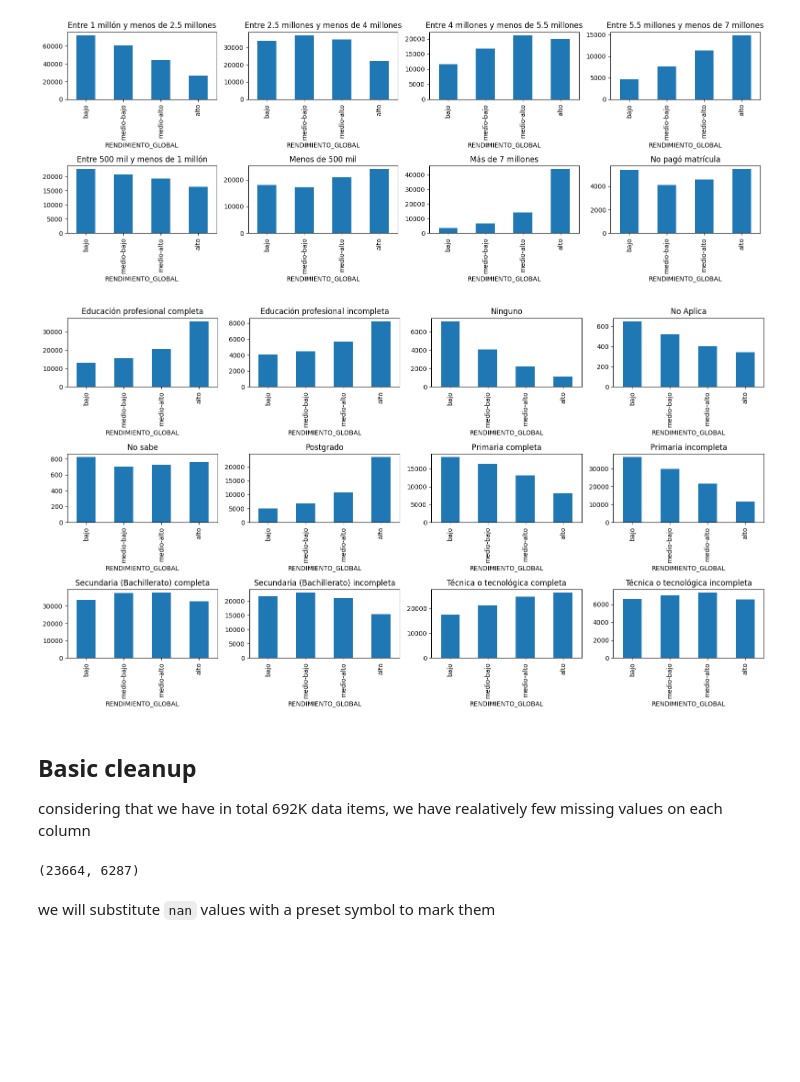
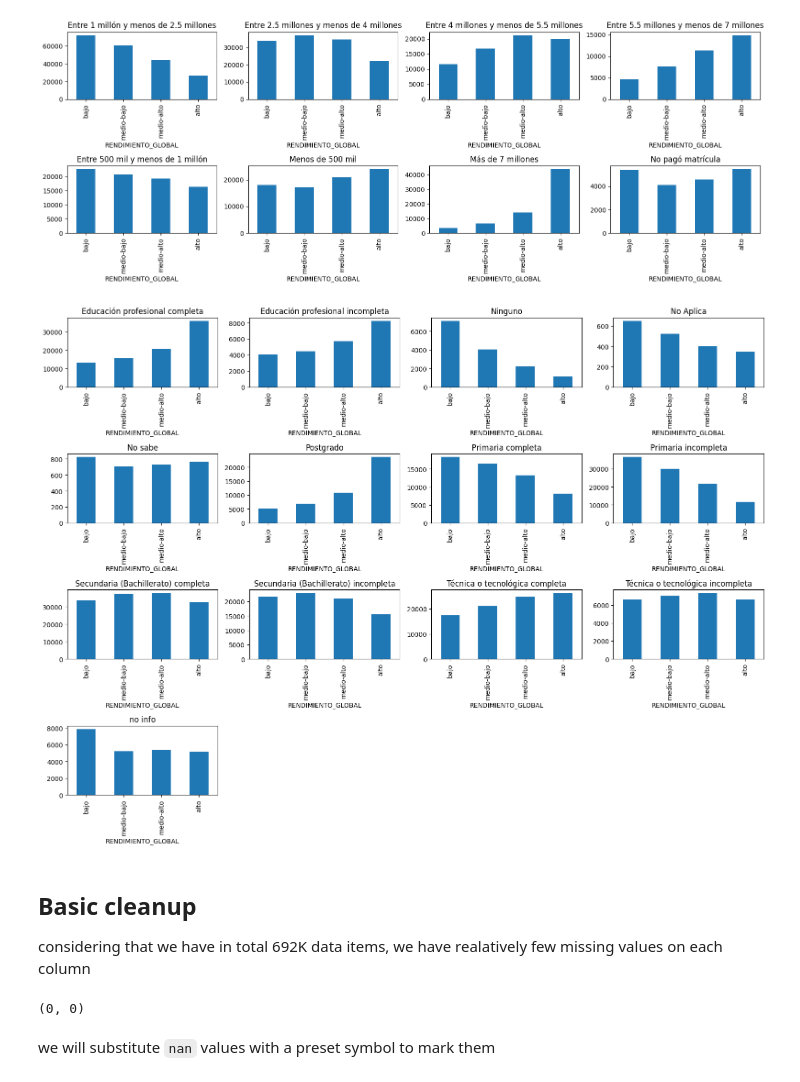
Before and after one commit to JhoanVillaNO/proyectoKaggle, a Jupyter notebook: 01 - exploración.ipynb, the cells around one changed output. Saved outputs shown, nothing was run; the diff lists cells and outputs as text; code cells hidden in the pictures; blank space fills up the shorter version.

```diff
--- a/01 - exploración.ipynb
+++ b/01 - exploración.ipynb
@@ -84,29 +85,29 @@ z.ESTU_VALORMATRICULAUNIVERSIDAD.value_counts().plot(kind='bar')
 from rlxutils import subplots
 import matplotlib.pyplot as plt
 
-c = sorted(z.ESTU_VALORMATRICULAUNIVERSIDAD.value_counts().index)
+c = sorted(z.E_VALORMATRICULAUNIVERSIDAD.value_counts().index)
 for ax,ci in subplots(c, n_cols=4, usizex=4):
-    zc = z[z.ESTU_VALORMATRICULAUNIVERSIDAD==ci]
+    zc = z[z.E_VALORMATRICULAUNIVERSIDAD==ci]
     zc.RENDIMIENTO_GLOBAL.value_counts()[['bajo', 'medio-bajo', 'medio-alto', 'alto']].plot(kind='bar')
     plt.title(ci)
 # %% [output]
 [figure]
 # %%
-c = sorted(z.FAMI_EDUCACIONMADRE.value_counts().index)
+c = sorted(z.F_EDUCACIONMADRE.value_counts().index)
 for ax,ci in subplots(c, n_cols=4, usizex=4):
-    zc = z[z.FAMI_EDUCACIONMADRE==ci]
+    zc = z[z.F_EDUCACIONMADRE==ci]
     zc.RENDIMIENTO_GLOBAL.value_counts()[['bajo', 'medio-bajo', 'medio-alto', 'alto']].plot(kind='bar')
     plt.title(ci)
 # %% [output]
-[figure, old version]
+[figure, new version]
 # %% [markdown]
 ## Basic cleanup
 
 considering that we have in total 692K data items, we have realatively few missing values on each column
 # %%
-sum(z.FAMI_EDUCACIONMADRE.isna()), sum(z.ESTU_VALORMATRICULAUNIVERSIDAD.isna())
+sum(z.F_EDUCACIONMADRE.isna()), sum(z.E_VALORMATRICULAUNIVERSIDAD.isna())
 # %% [output]
-(23664, 6287)
+(0, 0)
 # %% [markdown]
 we will substitute `nan` values with a preset symbol to mark them
 # %%
```
Also changed, not shown: parts of 30 cells of this notebook.
